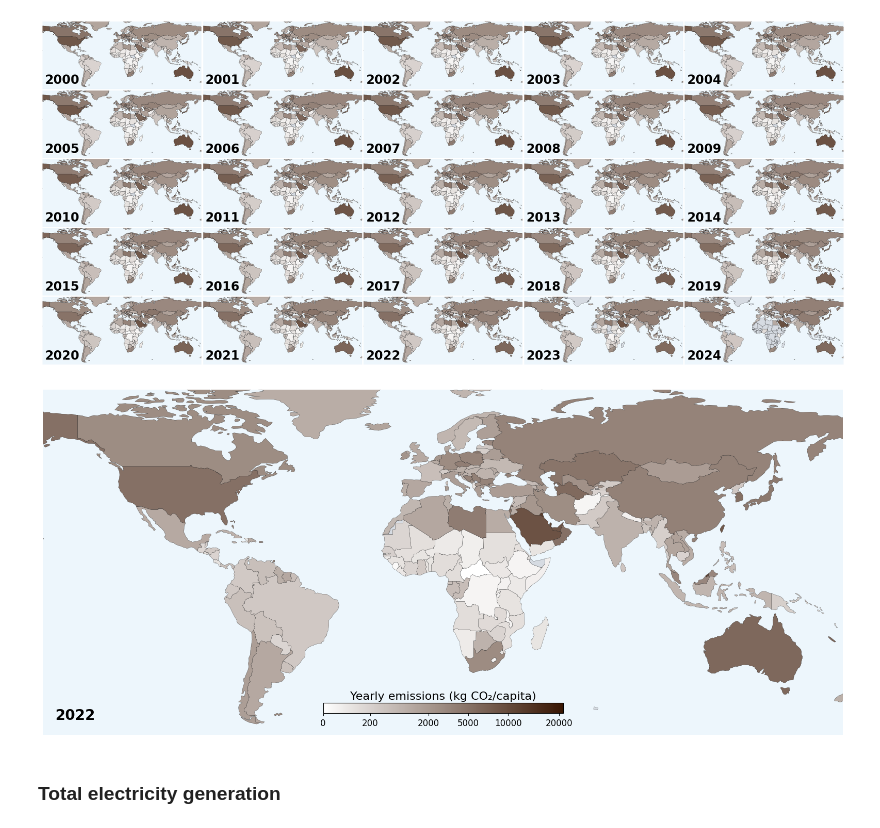
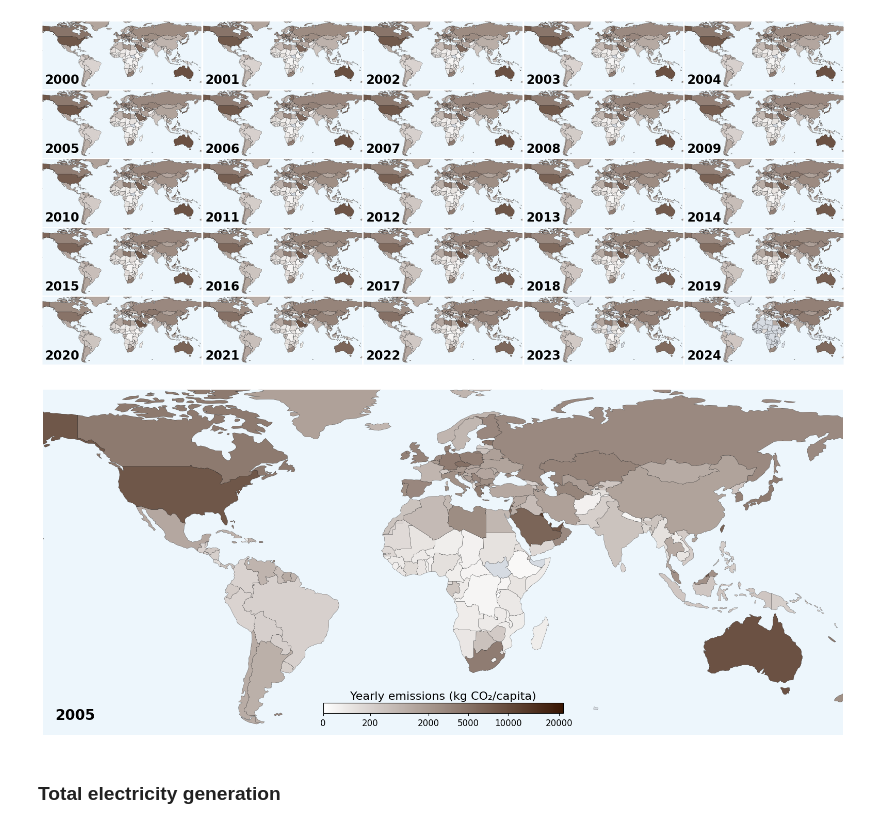
Before and after one commit to raulgarciadiez/energy_maps, a Jupyter notebook: color_code.ipynb, the cells around one changed output. Cells and saved outputs as stored; diff of their text form; code cells hidden in the pictures.

```diff
--- a/color_code.ipynb
+++ b/color_code.ipynb
@@ -556,7 +556,7 @@ for year in years:
     plot_map(ax, year, DATA_COLUMN, "#381603", cbar_label=None, cbar_ON=False)
 
     # Save temporary frame
-    filename = f"frame_{DATA_COLUMN}_{year}.png"
+    filename = f"frame_{DATA_COLUMN}_{year}.jpg"
     fig.savefig(filename, dpi=150, bbox_inches="tight")
     plt.close(fig)
 
@@ -573,14 +573,14 @@ for f in filenames:
         pass
 # %%
 DATA_COLUMN = "Total emissions per capita"
-Year =2022
+Year =2005
 cbar_label = "Yearly emissions (kg CO₂/capita)"
 
 fig, ax = plt.subplots(figsize=(20, 10))
 plot_map(ax,Year, DATA_COLUMN, "#381603", cbar_label, cbar_ON=True)
 fig.savefig(f"map_{DATA_COLUMN}_{Year}.jpg", dpi=300, bbox_inches="tight")
 # %% [output]
-[figure, old version]
+[figure, new version]
 # %% [markdown]
 ### Total electricity generation
 # %%
```
Also changed, not shown: 2 other files.
